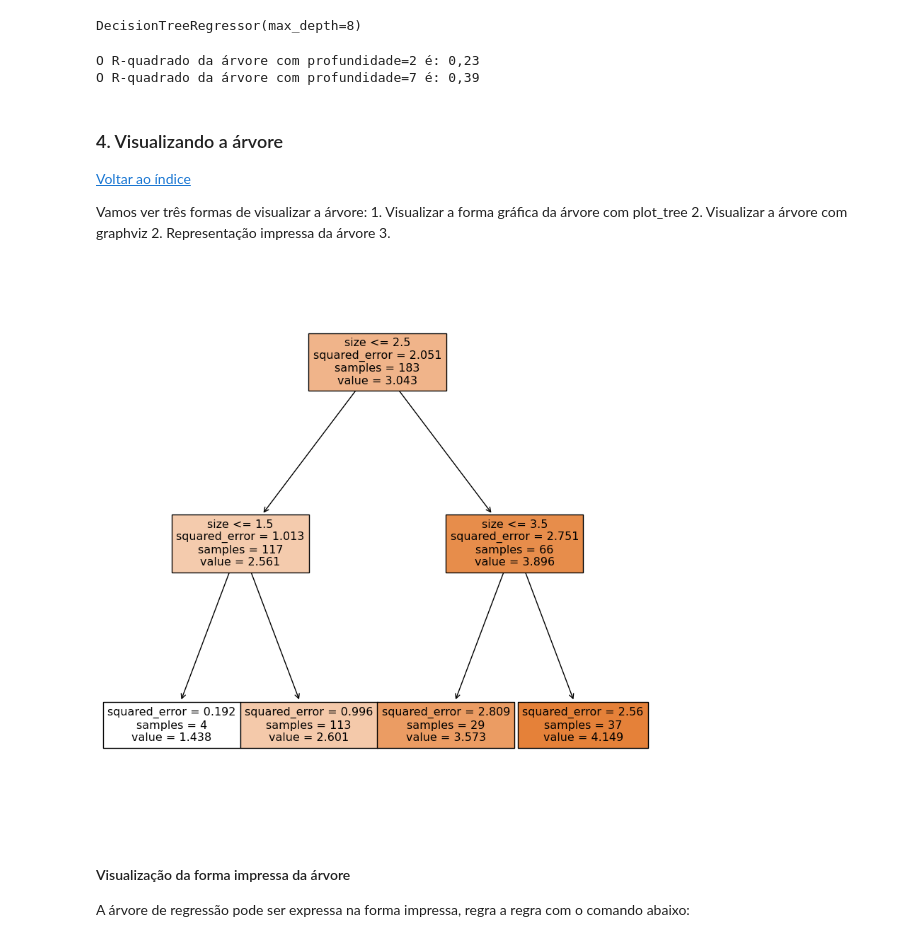
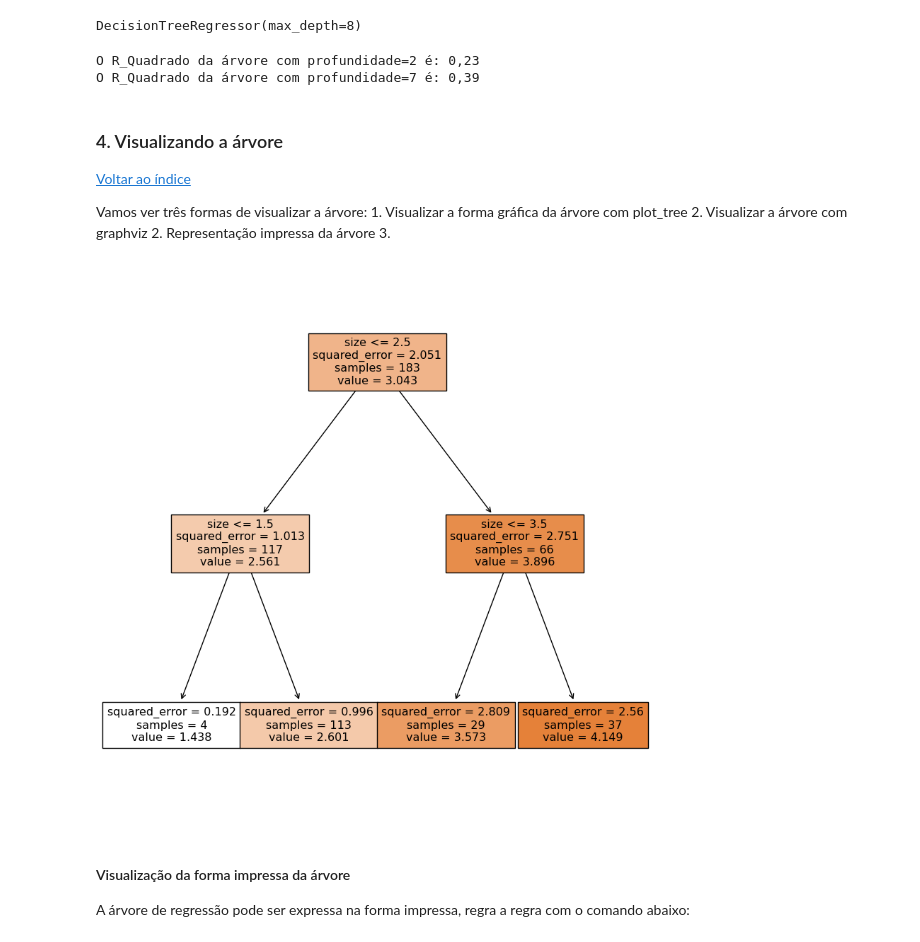
Before and after one commit to marceloaires7/EBAC-Aulas, a Jupyter notebook: Modulo11/notebooks/Profissão Cientista de Dados_M11_support material01_arvores de regressao.ipynb, the cells around one changed output. Saved outputs shown, nothing was run; the diff lists cells and outputs as text; code cells hidden in the pictures.

```diff
--- a/Modulo11/notebooks/Profissão Cientista de Dados_M11_support material01_arvores de regressao.ipynb
+++ b/Modulo11/notebooks/Profissão Cientista de Dados_M11_support material01_arvores de regressao.ipynb
@@ -241,16 +263,16 @@ regr_2.fit(X_train, y_train)
 DecisionTreeRegressor(max_depth=8)
 # %%
 # mse1 = mean_squared_error(y_test, regr_1.predict(X_test))
-mse1 = regr_1.score(X_train, y_train)
-mse2 = regr_2.score(X_train, y_train)
+R2_1 = regr_1.score(X_train, y_train)
+R2_2 = regr_2.score(X_train, y_train)
 
-template = "O R-quadrado da árvore com profundidade={0} é: {1:.2f}"
+template = "O R_Quadrado da árvore com profundidade={0} é: {1:.2f}"
 
-print(template.format(regr_1.get_depth(),mse1).replace(".",","))
-print(template.format(regr_2.get_depth(),mse2).replace(".",","))
+print(template.format(regr_1.get_depth(),R2_1).replace(".",","))
+print(template.format(regr_2.get_depth(),R2_2).replace(".",","))
 # %% [output]
-O R-quadrado da árvore com profundidade=2 é: 0,23
-O R-quadrado da árvore com profundidade=7 é: 0,39
+O R_Quadrado da árvore com profundidade=2 é: 0,23
+O R_Quadrado da árvore com profundidade=7 é: 0,39
 # %% [markdown]
 ### 4. Visualizando a árvore<a name="4"></a>
 <div style="text-align: right"
@@ -265,10 +287,10 @@ Vamos ver três formas de visualizar a árvore:
 # %%
 plt.rc('figure', figsize=(10, 10))
 tp = tree.plot_tree(regr_1,
-                    feature_names=X.columns,
+                    feature_names=list(X.columns),
                     filled=True)
 # %% [output]
-[figure, old version]
+[figure, new version]
 # %% [markdown]
 #### Visualização da forma impressa da árvore
 
```
Also changed, not shown: parts of 9 cells of this notebook, 11 other files.
